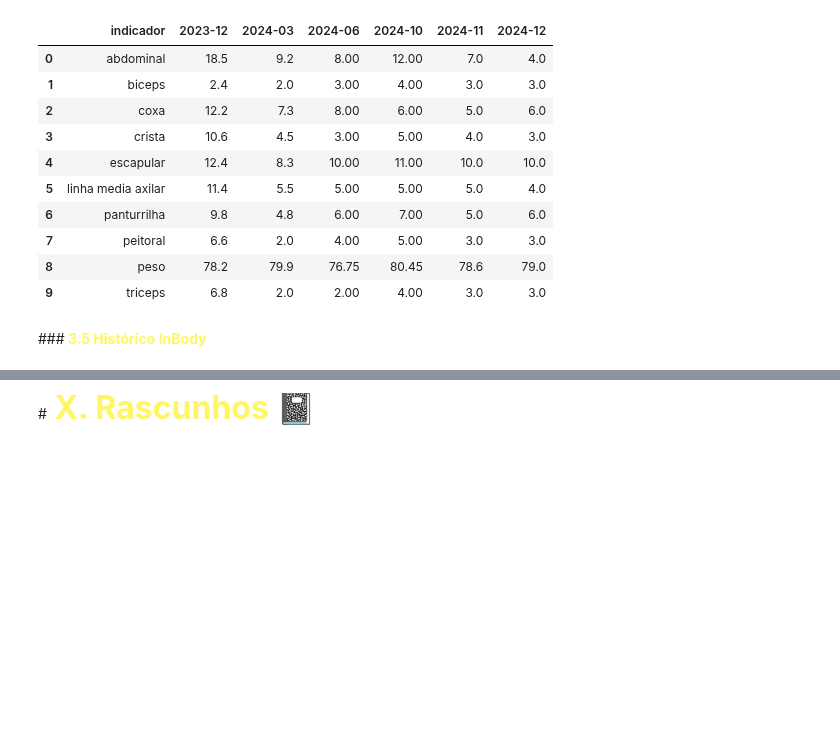
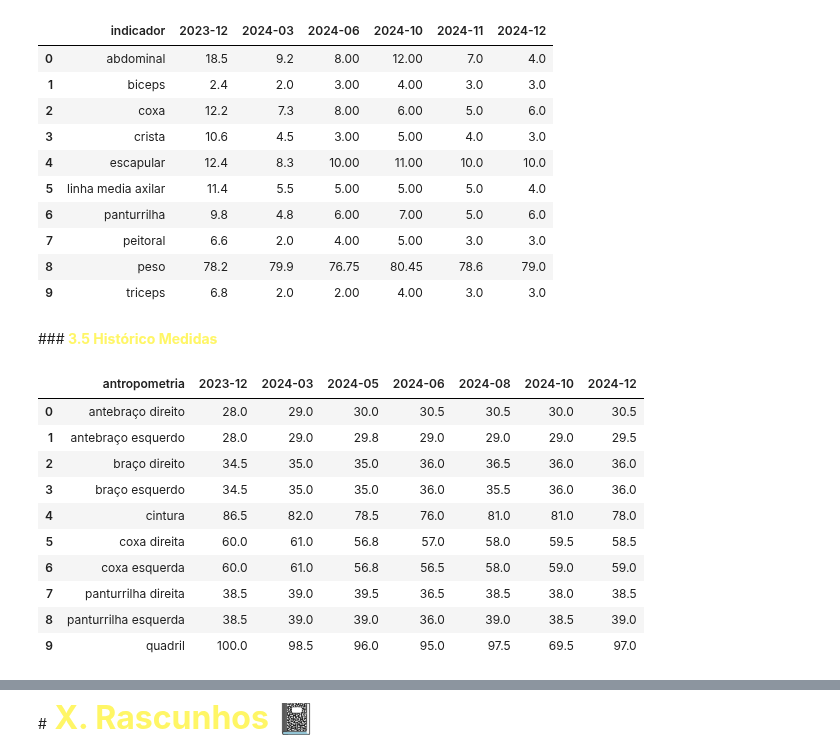
Before and after one commit to gabrielmprata/inbody_bio, a Jupyter notebook: evol_medidas.ipynb, the cells around one changed output, grey strips where cells are left out. Saved outputs shown, nothing was run; the diff lists cells and outputs as text; code cells hidden in the pictures; blank space fills up the shorter version.

```diff
--- a/evol_medidas.ipynb
+++ b/evol_medidas.ipynb
@@ -52,7 +52,8 @@ df_inbody_full = pd.read_excel(url, sheet_name='inbody_full')
 df_adp['data'] = pd.to_datetime(df_adp['data'])
 df_adp['ano_mes'] = df_adp['data'].dt.strftime('%Y-%m')
 
-
+df_bio_medidas['data'] = pd.to_datetime(df_bio_medidas['data'])
+df_bio_medidas['ano_mes'] = df_bio_medidas['data'].dt.strftime('%Y-%m')
 
 df_inbody_full['data'] = pd.to_datetime(df_inbody_full['data'])
 df_inbody_full['ano_mes'] = df_inbody_full['data'].dt.strftime('%Y-%m')
@@ -324,4 +325,30 @@ df_atp_med_col
 | 8 | peso | 78.2 | 79.9 | 76.75 | 80.45 | 78.6 | 79.0 |
 | 9 | triceps | 6.8 | 2.0 | 2.00 | 4.00 | 3.0 | 3.0 |
 # %% [markdown]
-###**<font color=#fff666> 3.5 Histórico InBody**
+###**<font color=#fff666> 3.5 Histórico Medidas**
+# %%
+
+#SUM(CASE WHEN)
+df_bio_medidas_col = df_bio_medidas.groupby(['antropometria'], as_index=False).apply(lambda x: pd.Series({'2023-12':x.loc[x.ano_mes=='2023-12']['medida'].sum(),
+                                                                                                   '2024-03':x.loc[x.ano_mes=='2024-03']['medida'].sum(),
+                                                                                                   '2024-05':x.loc[x.ano_mes=='2024-05']['medida'].sum(),
+                                                                                                   '2024-06':x.loc[x.ano_mes=='2024-06']['medida'].sum(),
+                                                                                                   '2024-08':x.loc[x.ano_mes=='2024-08']['medida'].sum(),
+                                                                                                   '2024-10':x.loc[x.ano_mes=='2024-10']['medida'].sum(),
+                                                                                                   #'2024-11':x.loc[x.ano_mes=='2024-11']['medida'].sum(),
+                                                                                                   '2024-12':x.loc[x.ano_mes=='2024-12']['medida'].sum()
+                                                                                                   }
+                                                                                                  ))
+df_bio_medidas_col
+# %% [output]
+|  | antropometria | 2023-12 | 2024-03 | 2024-05 | 2024-06 | 2024-08 | 2024-10 | 2024-12 |
+| 0 | antebraço direito | 28.0 | 29.0 | 30.0 | 30.5 | 30.5 | 30.0 | 30.5 |
+| 1 | antebraço esquerdo | 28.0 | 29.0 | 29.8 | 29.0 | 29.0 | 29.0 | 29.5 |
+| 2 | braço direito | 34.5 | 35.0 | 35.0 | 36.0 | 36.5 | 36.0 | 36.0 |
+| 3 | braço esquerdo | 34.5 | 35.0 | 35.0 | 36.0 | 35.5 | 36.0 | 36.0 |
+| 4 | cintura | 86.5 | 82.0 | 78.5 | 76.0 | 81.0 | 81.0 | 78.0 |
+| 5 | coxa direita | 60.0 | 61.0 | 56.8 | 57.0 | 58.0 | 59.5 | 58.5 |
+| 6 | coxa esquerda | 60.0 | 61.0 | 56.8 | 56.5 | 58.0 | 59.0 | 59.0 |
+| 7 | panturrilha direita | 38.5 | 39.0 | 39.5 | 36.5 | 38.5 | 38.0 | 38.5 |
+| 8 | panturrilha esquerda | 38.5 | 39.0 | 39.0 | 36.0 | 39.0 | 38.5 | 39.0 |
+| 9 | quadril | 100.0 | 98.5 | 96.0 | 95.0 | 97.5 | 69.5 | 97.0 |
```
Also changed, not shown: parts of 2 cells of this notebook.
